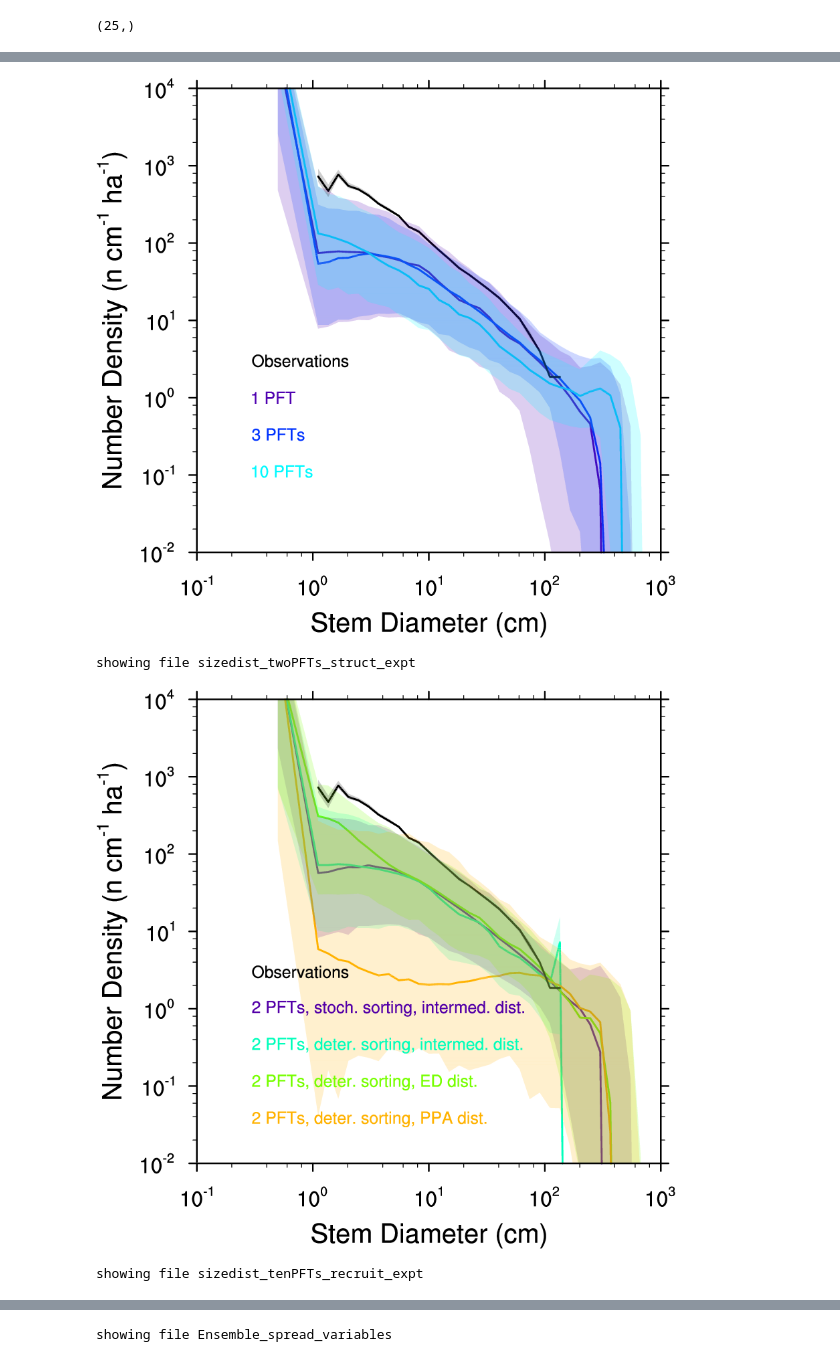
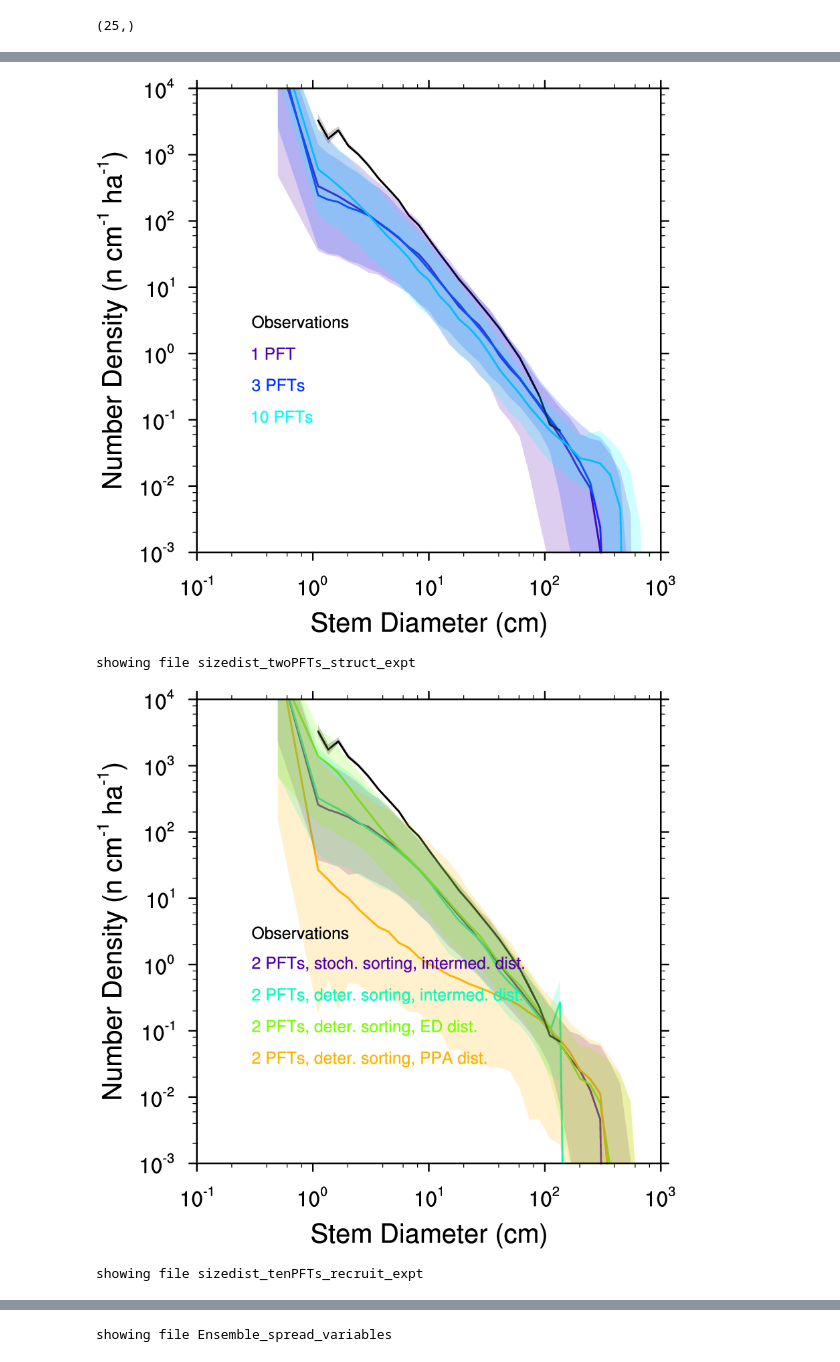
Before and after one commit to NGEET/testbeds, a Jupyter notebook: BCI_testbed/fates_output_analysis_npfts_expt.ipynb, the cells around one changed output, grey strips where cells are left out. Saved outputs shown, nothing was run; the diff lists cells and outputs as text; code cells hidden in the pictures.

```diff
--- a/BCI_testbed/fates_output_analysis_npfts_expt.ipynb
+++ b/BCI_testbed/fates_output_analysis_npfts_expt.ipynb
@@ -30,10 +30,10 @@ from scipy.optimize import curve_fit
 
 Load all the FATES history output that was generated by the model ensemble, as well as the traits matrix input to the model.
 # %%
-experiment_list = ['N PFTs experiment','2-PFT disturbance and structure experiment','10 PFT recruitment filtering experiment']
+experiment_list = ['N PFTs experiment','2-PFT disturbance and structure experiment','10 PFT recruitment filtering experiment','ESM host experiment']
 nexp = len(experiment_list)
 
-experiment_list_shortnames = ['NPFTs_expt','twoPFTs_struct_expt','tenPFTs_recruit_expt']
+experiment_list_shortnames = ['NPFTs_expt','twoPFTs_struct_expt','tenPFTs_recruit_expt','HLM_expt']
 
 experiment_members_list_names = [
     ['1 PFT',
@@ -44,7 +44,9 @@ experiment_members_list_names = [
      '2 PFTs, deter. sorting, ED dist.',
      '2 PFTs, deter. sorting, PPA dist.'],
     ['10 PFTs, seed mixing',
-     '10 PFTs, no seed mixing']
+     '10 PFTs, no seed mixing'],
+    ['ELM-FATES',
+     'CLM-FATES']
 ]
 
 experiment_members_list_cases = [
@@ -56,7 +58,10 @@ experiment_members_list_cases = [
      'fates_clm5_fullmodel_bci_parameter_ensemble_2pfts_190416_multiinst_576inst_pureEDdist_v2__b9c92b7_0bc7a5d',
      'fates_clm5_fullmodel_bci_parameter_ensemble_2pfts_190416_multiinst_576inst_purePPAdist_v2__b9c92b7_0bc7a5d'],
     ['fates_clm5_fullmodel_bci_parameter_ensemble_exp3_10pfts_190422_multiinst_576inst_v3_b9c92b7_cbd5280',
-     'fates_clm5_fullmodel_bci_parameter_ensemble_exp3_10pfts_nomixing_190425_multiinst_576inst_v1_b9c92b7_0ea6de7']
+     'fates_clm5_fullmodel_bci_parameter_ensemble_exp3_10pfts_nomixing_190425_multiinst_576inst_v1_b9c92b7_0ea6de7'],
+    ['fates_e3sm_fullmodel_bci_parameter_ensemble_1pft_190329_multiinst_576inst_544db3b_0bc7a5d',
+     'fates_clm5_fullmodel_bci_parameter_ensemble_1pft_190329_multiinst_576inst_cont_moresizebins_b9c92b7_106ac7a',
+     ]
 ]
 
 expt_mem_years = [
@@ -68,7 +73,9 @@ expt_mem_years = [
      [250,300],
      [250,300]],
     [[150,200],
-     [150,200]]
+     [150,200]],
+    [[150,200],
+     [0,50]]
 ]
 
 n_members_per_expt = []
@@ -105,6 +112,8 @@ colorlist = [
      126,
      160],
     [25,
-     60]
+     60],
+    [50,
+     100]
 ]
 # %% [output]
@@ -122,11 +131,12 @@ for i in range(nexp):
         mean_lai[i,j,:] = fates_history_files_h0[i][j].variables['ELAI'][:,expt_mem_years[i][j][0]*12:expt_mem_years[i][j][1]*12,0].mean(axis=1)
         mean_biomass[i,j,:] = fates_history_files_h0[i][j].variables['ED_biomass'][:,expt_mem_years[i][j][0]*12:expt_mem_years[i][j][1]*12,0].mean(axis=1)
 
+        ## , colormap='amwg256'
 ## print(mean_gpp.mean(axis=2))
 
 for i in range(nexp):
-        map_funcs.plot_histogram(mean_gpp[i,0:n_members_per_expt[i],:]*86400*365, bins=20, therange=[0.,4800.], axis=0, yaxis_top=120, labels=experiment_members_list_names[i], colors=colorlist[i], label_xstart=100, colormap='amwg256', file='gpp_hist_'+experiment_list_shortnames[i], aspect_ratio=1.5,xtitle='GPP (g C m~S~-2~N~ y~S~-1~N~)', showjupyter=True)
-        map_funcs.plot_histogram(mean_lai[i,0:n_members_per_expt[i],:], bins=30, therange=[0.,15.], axis=0, yaxis_top=150, labels=experiment_members_list_names[i], colors=colorlist[i], label_xstart=1, colormap='amwg256', file='lai_hist_'+experiment_list_shortnames[i], aspect_ratio=1.5, xtitle='LAI', showjupyter=True)
-        map_funcs.plot_histogram(mean_biomass[i,0:n_members_per_expt[i],:]*1e-3, bins=20, therange=[0.,100.], axis=0, yaxis_top=120, labels=experiment_members_list_names[i], colors=colorlist[i], label_xstart=5, colormap='amwg256', file='biomass_hist_'+experiment_list_shortnames[i], aspect_ratio=1.5, xtitle='Biomass (kg C m~S~-2~N~)', showjupyter=True)
+        map_funcs.plot_histogram(mean_gpp[i,0:n_members_per_expt[i],:]*86400*365, bins=20, therange=[0.,4800.], axis=0, yaxis_top=120, labels=experiment_members_list_names[i], colors=colorlist[i], label_xstart=100, file='gpp_hist_'+experiment_list_shortnames[i], aspect_ratio=1.5,xtitle='GPP (g C m~S~-2~N~ y~S~-1~N~)', showjupyter=True)
+        map_funcs.plot_histogram(mean_lai[i,0:n_members_per_expt[i],:], bins=30, therange=[0.,15.], axis=0, yaxis_top=150, labels=experiment_members_list_names[i], colors=colorlist[i], label_xstart=1, file='lai_hist_'+experiment_list_shortnames[i], aspect_ratio=1.5, xtitle='LAI', showjupyter=True)
+        map_funcs.plot_histogram(mean_biomass[i,0:n_members_per_expt[i],:]*1e-3, bins=20, therange=[0.,100.], axis=0, yaxis_top=120, labels=experiment_members_list_names[i], colors=colorlist[i], label_xstart=5, file='biomass_hist_'+experiment_list_shortnames[i], aspect_ratio=1.5, xtitle='Biomass (kg C m~S~-2~N~)', showjupyter=True)
 # %% [output]
 showing file gpp_hist_NPFTs_expt
@@ -145,12 +171,4 @@ showing file biomass_hist_twoPFTs_struct_expt
 # %%
-### calculate size distributions
-
-## first load the metadata on size bins from the first experiment case.  We will assume that they are all the same here.
-fates_levscls = fates_history_files_h1[0][0].variables['fates_levscls'][:]
-nlevscls = len(fates_levscls)
-
-nlevscls_short = 26
-
 nplants_scls_all = np.ma.masked_all([nexp,max_expt_members,n_ens_members,nlevscls])
 percentiles_toplot = [5.,50.,95.]
 npercentiles = len(percentiles_toplot)
@@ -166,6 +184,7 @@ for i in range(nexp):
             print(nlevscls)
             nplants_scls_all[i,j,:,0:nlevscls_short] = fates_history_files_h1[i][j].variables['NPLANT_SCPF'][:,expt_mem_years[i][j][0]:expt_mem_years[i][j][1],:nlevscls_short,0].mean(axis=1) + fates_history_files_h1[i][j].variables['NPLANT_SCPF'][:,expt_mem_years[i][j][0]:expt_mem_years[i][j][1],nlevscls_short:,0].mean(axis=1)
             nplants_scls_all[i,j,:,nlevscls_short:] = 0.
+        nplants_scls_all[i,j,:,:] = nplants_scls_all[i,j,:,:] / dlevscls
         nplants_scls_allexps_percentiles[i,j,:,:] = np.percentile(nplants_scls_all[i,j,:,:], percentiles_toplot, axis=0)
 # %% [output]
 (1, 1)
@@ -199,11 +210,11 @@ sizedist_inv_max=sizedist_inv[:,:].max(axis=0)
 # %%
 ### plot the size distributions of each experiment as compared to the observed ones
 
 for i in range(nexp):
-    map_funcs.xyplot(levscls_mid, nplants_scls_allexps_percentiles[i,0:n_members_per_expt[i],1,:], xlog=True,ylog=True, yrange=[1e-2,1e4], labels=experiment_members_list_names[i], colors=colorlist[i], shadederror_ulimit=nplants_scls_allexps_percentiles[i,0:n_members_per_expt[i],2,:], shadederror_llimit=nplants_scls_allexps_percentiles[i,0:n_members_per_expt[i],0,:], shadederror_opacity=0.1, label_xstart=0.3, label_ystart=1, label_yspace=3., file='sizedist_'+experiment_list_shortnames[i], overlay_x=levscls_mid[1:nlevscls_obs+1], overlay_y=sizedist_inv_timeave, overlay_labels=['Observations'], overlay_shadederror_ulimit=sizedist_inv_max, overlay_shadederror_llimit=sizedist_inv_min, xtitle='Stem Diameter (cm)', ytitle='Number Density (n cm~S~-1~N~ ha~S~-1~N~)', overlaylabelystart=3., showjupyter=True)
+    map_funcs.xyplot(levscls_mid, nplants_scls_allexps_percentiles[i,0:n_members_per_expt[i],1,:], xlog=True,ylog=True, yrange=[1e-3,1e4], labels=experiment_members_list_names[i], colors=colorlist[i], shadederror_ulimit=nplants_scls_allexps_percentiles[i,0:n_members_per_expt[i],2,:], shadederror_llimit=nplants_scls_allexps_percentiles[i,0:n_members_per_expt[i],0,:], shadederror_opacity=0.1, label_xstart=0.3, label_ystart=1, label_yspace=3., file='sizedist_'+experiment_list_shortnames[i], overlay_x=levscls_mid[1:nlevscls_obs+1], overlay_y=sizedist_inv_timeave, overlay_labels=['Observations'], overlay_shadederror_ulimit=sizedist_inv_max, overlay_shadederror_llimit=sizedist_inv_min, xtitle='Stem Diameter (cm)', ytitle='Number Density (n cm~S~-1~N~ ha~S~-1~N~)', overlaylabelystart=3., showjupyter=True)
 # %% [output]
 showing file sizedist_NPFTs_expt
-[figure, old version]
+[figure, new version]
 showing file sizedist_twoPFTs_struct_expt
-[figure, old version]
+[figure, new version]
 showing file sizedist_tenPFTs_recruit_expt
```
Also changed, not shown: parts of 8 cells of this notebook.
